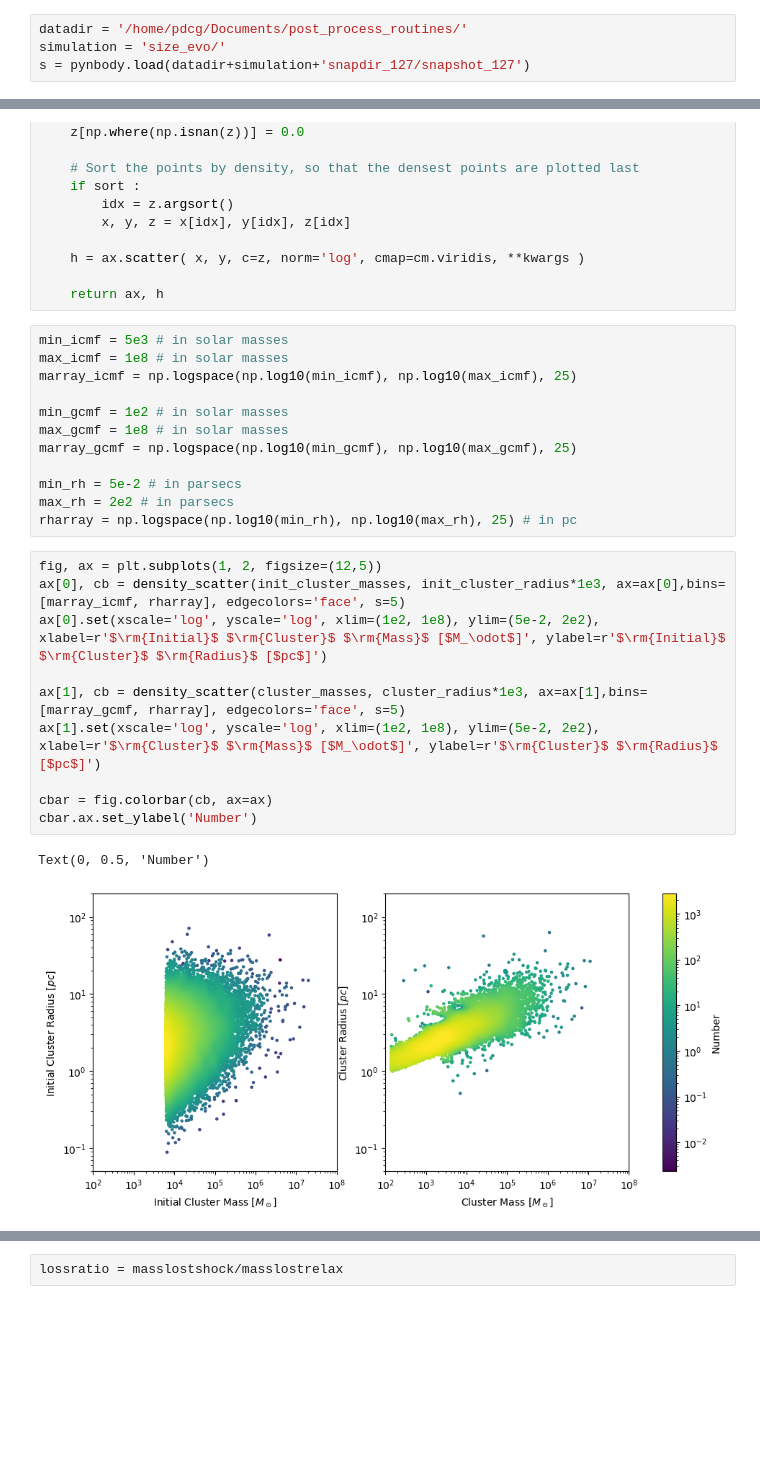
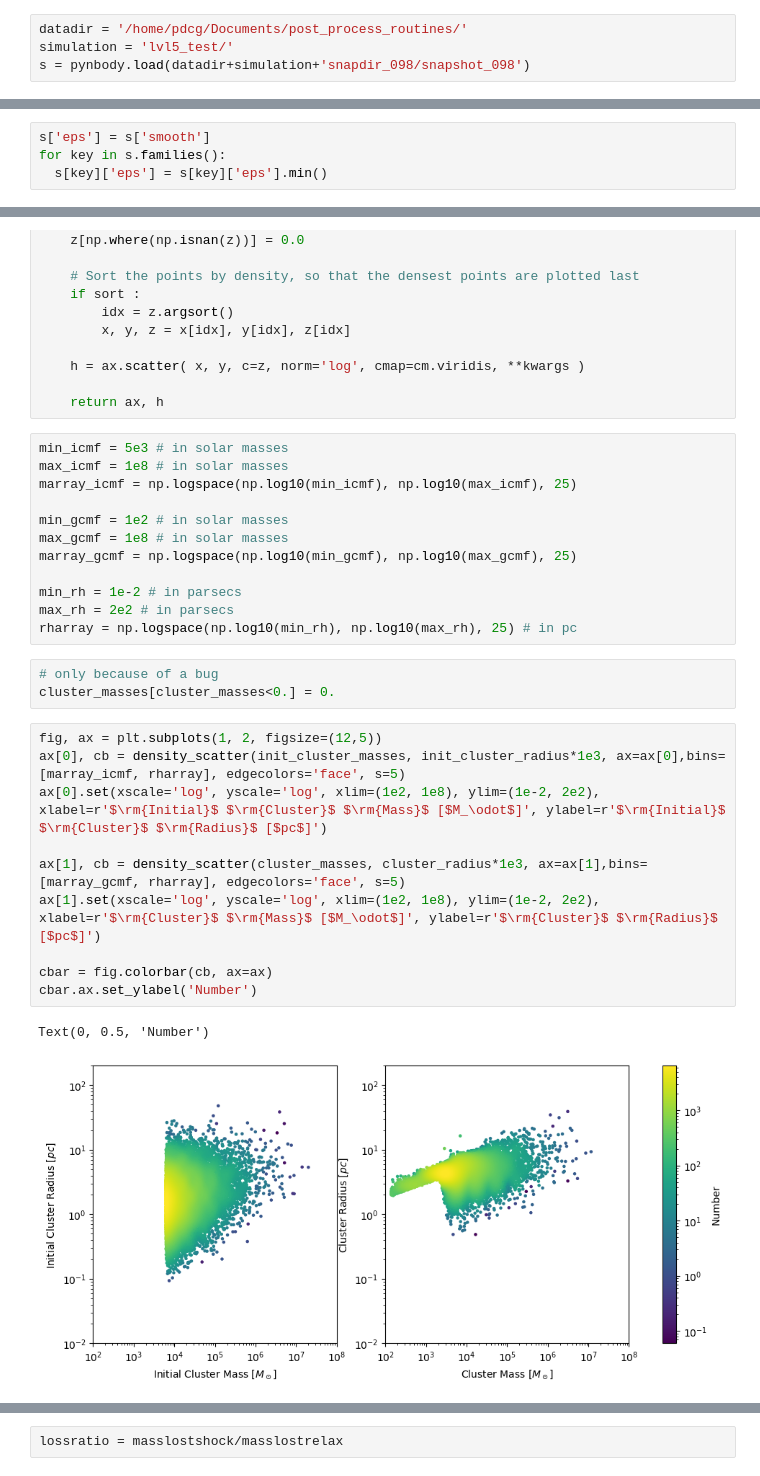
Before and after one commit to pablocoque/post_process_routines, a Jupyter notebook: half-mass-radius.ipynb, the cells around one changed output, grey strips where cells are left out. Saved outputs shown, nothing was run; the diff lists cells and outputs as text; blank space fills up the shorter version.

```diff
--- a/half-mass-radius.ipynb
+++ b/half-mass-radius.ipynb
@@ -7,5 +7,5 @@ from scipy.interpolate import interpn
 import pynbody
 # %%
 datadir = '/home/pdcg/Documents/post_process_routines/'
-simulation = 'size_evo/'
-s = pynbody.load(datadir+simulation+'snapdir_127/snapshot_127')
+simulation = 'lvl5_test/'
+s = pynbody.load(datadir+simulation+'snapdir_098/snapshot_098')
@@ -14,3 +12,7 @@ s['eps'] = s['smooth']
+# %%
+s['eps'] = s['smooth']
+for key in s.families():
+  s[key]['eps'] = s[key]['eps'].min()
 # %%
 h = s.halos()
 # %%
@@ -104,19 +95,22 @@ min_gcmf = 1e2 # in solar masses
 max_gcmf = 1e8 # in solar masses
 marray_gcmf = np.logspace(np.log10(min_gcmf), np.log10(max_gcmf), 25)
 
-min_rh = 5e-2 # in parsecs
+min_rh = 1e-2 # in parsecs
 max_rh = 2e2 # in parsecs
 rharray = np.logspace(np.log10(min_rh), np.log10(max_rh), 25) # in pc
+# %%
+# only because of a bug
+cluster_masses[cluster_masses<0.] = 0.
 # %%
 fig, ax = plt.subplots(1, 2, figsize=(12,5))
 ax[0], cb = density_scatter(init_cluster_masses, init_cluster_radius*1e3, ax=ax[0],bins=[marray_icmf, rharray], edgecolors='face', s=5)
-ax[0].set(xscale='log', yscale='log', xlim=(1e2, 1e8), ylim=(5e-2, 2e2), xlabel=r'$\rm{Initial}$ $\rm{Cluster}$ $\rm{Mass}$ [$M_\odot$]', ylabel=r'$\rm{Initial}$ $\rm{Cluster}$ $\rm{Radius}$ [$pc$]')
+ax[0].set(xscale='log', yscale='log', xlim=(1e2, 1e8), ylim=(1e-2, 2e2), xlabel=r'$\rm{Initial}$ $\rm{Cluster}$ $\rm{Mass}$ [$M_\odot$]', ylabel=r'$\rm{Initial}$ $\rm{Cluster}$ $\rm{Radius}$ [$pc$]')
 
 ax[1], cb = density_scatter(cluster_masses, cluster_radius*1e3, ax=ax[1],bins=[marray_gcmf, rharray], edgecolors='face', s=5)
-ax[1].set(xscale='log', yscale='log', xlim=(1e2, 1e8), ylim=(5e-2, 2e2), xlabel=r'$\rm{Cluster}$ $\rm{Mass}$ [$M_\odot$]', ylabel=r'$\rm{Cluster}$ $\rm{Radius}$ [$pc$]')
+ax[1].set(xscale='log', yscale='log', xlim=(1e2, 1e8), ylim=(1e-2, 2e2), xlabel=r'$\rm{Cluster}$ $\rm{Mass}$ [$M_\odot$]', ylabel=r'$\rm{Cluster}$ $\rm{Radius}$ [$pc$]')
 
 cbar = fig.colorbar(cb, ax=ax)
 cbar.ax.set_ylabel('Number')
 # %% [output]
 Text(0, 0.5, 'Number')
-[figure, old version]
+[figure, new version]
```
Also changed, not shown: parts of 14 cells of this notebook, 24 other files.
